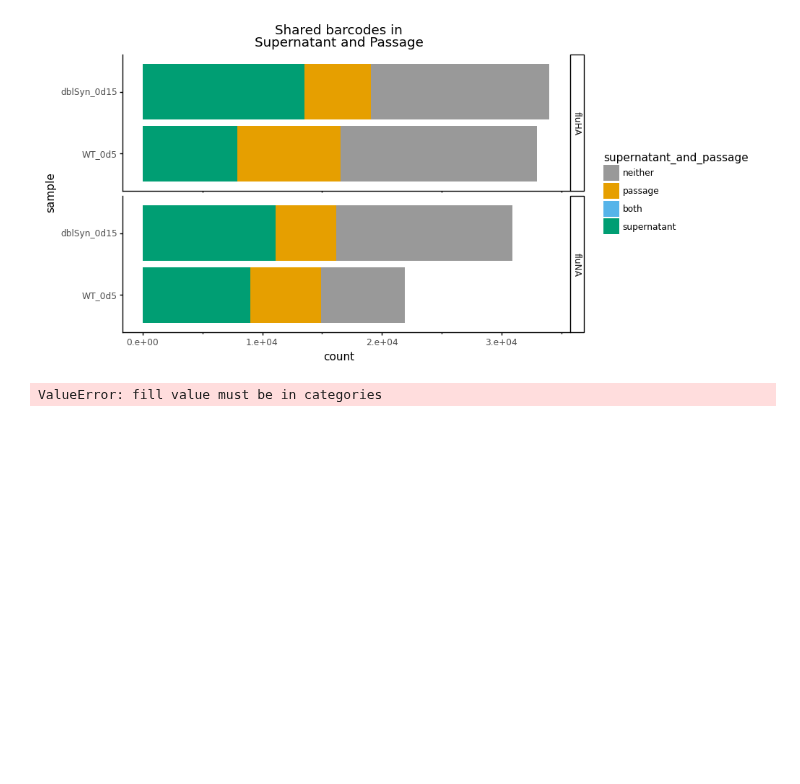
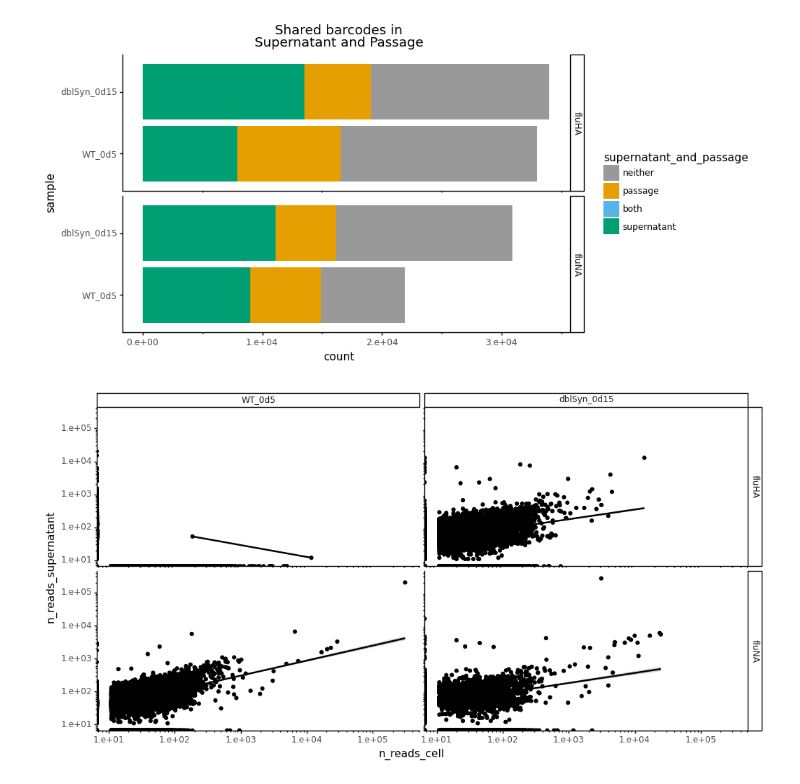
Before and after one commit to jbloomlab/barcoded_flu_pdmH1N1, a Jupyter notebook: viral_bc_analysis.ipynb, the cells around one changed output. Cells and saved outputs as stored; diff of their text form; code cells hidden in the pictures; blank space fills up the shorter version.

```diff
--- a/viral_bc_analysis.ipynb
+++ b/viral_bc_analysis.ipynb
@@ -232,6 +226,6 @@ _ = p.draw()
 # %%
 barcode_counts_wide = pd.pivot_table(barcode_counts_df, index=['sample','segment','viral_bc'], columns=['source_type'], values=['n_reads'])
-#barcode_counts_wide = barcode_counts_wide.fillna(0)
+barcode_counts_wide = barcode_counts_wide.fillna(0)
 barcode_counts_wide = barcode_counts_wide.rename(columns=str).reset_index()
 barcode_counts_wide.columns = ['_'.join(tup) for tup in barcode_counts_wide.columns.values]
 barcode_counts_wide = barcode_counts_wide.rename(columns={'viral_bc_': 'viral_bc', 'sample_': 'sample', 'segment_': 'segment'})
@@ -310,15 +304,15 @@ _ = p.draw()
 # barcode_counts_wide["n_reads_cell"].corr(barcode_counts_wide["n_reads_supernatant"])
 # barcode_counts_wide["n_reads_supernatant"].corr(barcode_counts_wide["n_reads_passage"])
 # %%
-p = (ggplot(barcode_counts_wide.fillna({'n_reads_cell':0,'b':0}), aes(x='n_reads_cell', y='n_reads_supernatant')) +
+p = (ggplot(barcode_counts_wide.fillna({'n_reads_cell':0,'n_reads_supernatant':0}), aes(x='n_reads_cell', y='n_reads_supernatant')) +
      geom_point() +
      geom_smooth(method='lm') +
      facet_grid('segment~sample') +
      theme(figure_size=(12, 6)) +
      scale_x_log10(labels=mizani.formatters.scientific_format()) +
      scale_y_log10(labels=mizani.formatters.scientific_format())
      )
 _ = p.draw()
 # %% [output]
-ValueError: fill value must be in categories
+[figure, added]
 # %%
```
Also changed, not shown: parts of 8 cells of this notebook, 1 other file.
